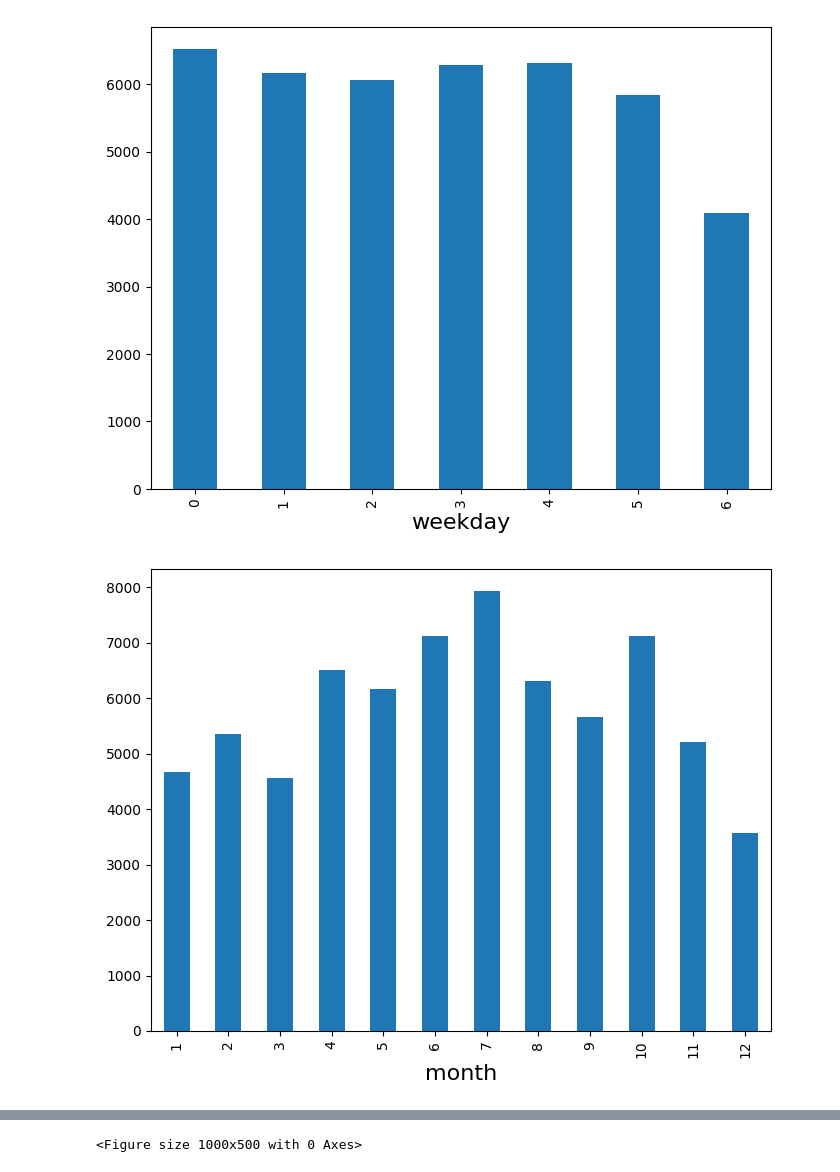
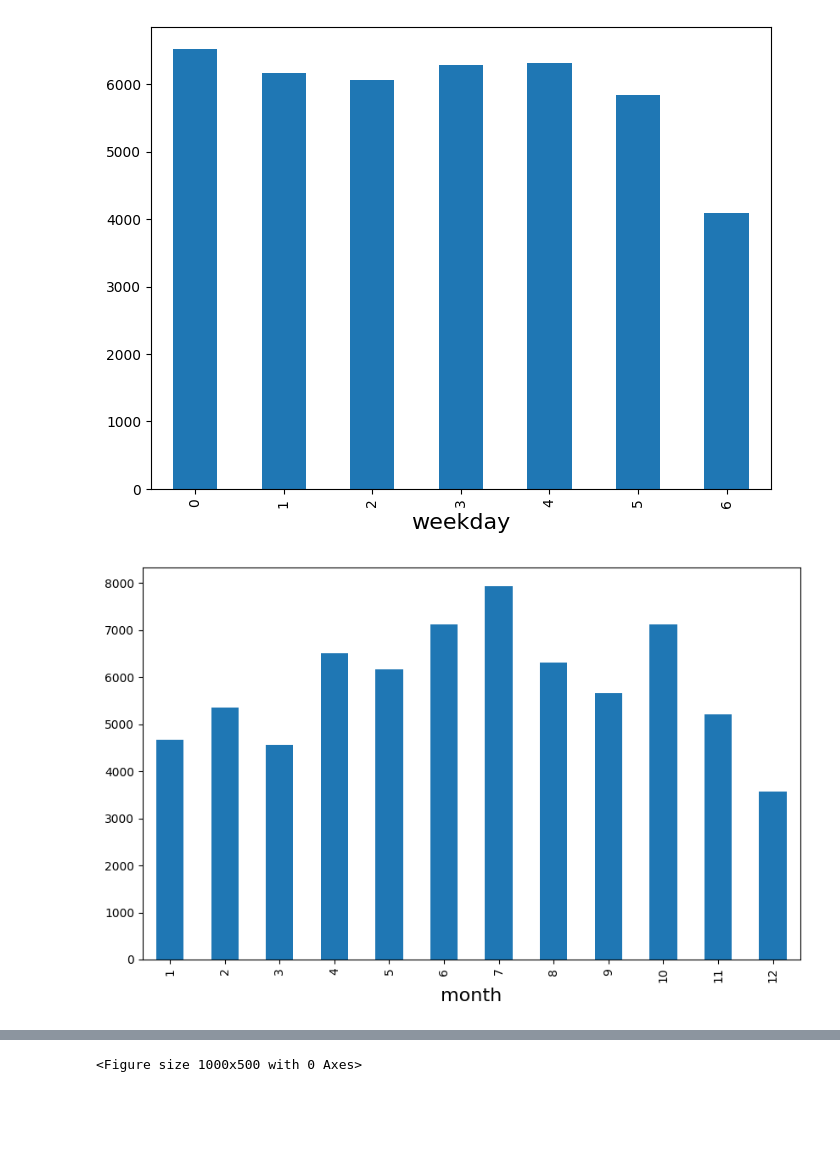
Before and after one commit to zsykk/pet_prject, a Jupyter notebook: pet_project.ipynb, the cells around one changed output, grey strips where cells are left out. Cells and saved outputs as stored; diff of their text form; code cells hidden in the pictures; blank space fills up the shorter version.

```diff
--- a/pet_project.ipynb
+++ b/pet_project.ipynb
@@ -290,11 +250,11 @@ plt.show()
 [figure]
 # %%
 # Month
-plt.figure(figsize=(8,6))
+plt.figure(figsize=(10,6))
 df_filtered.groupby(by='month')['steps'].mean().plot(kind='bar', width = 0.5)
 plt.show()
 # %% [output]
-[figure, old version]
+[figure, new version]
 # %%
 # Function to map time to four periods of a day
 def map_time_period(hour):
```
Also changed, not shown: parts of 22 cells of this notebook, 2 other files.
